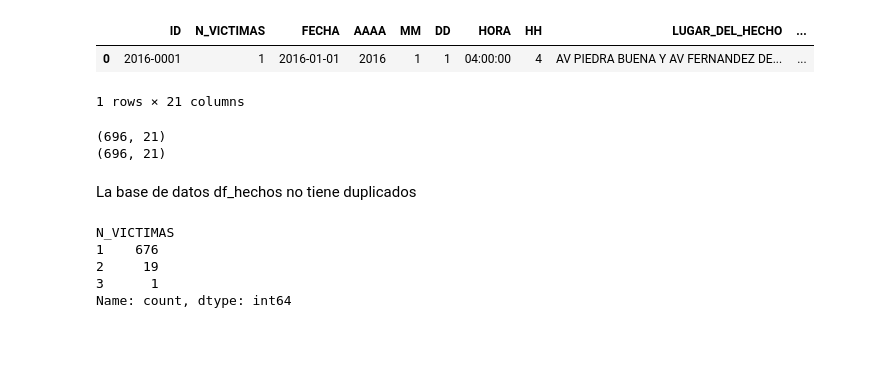
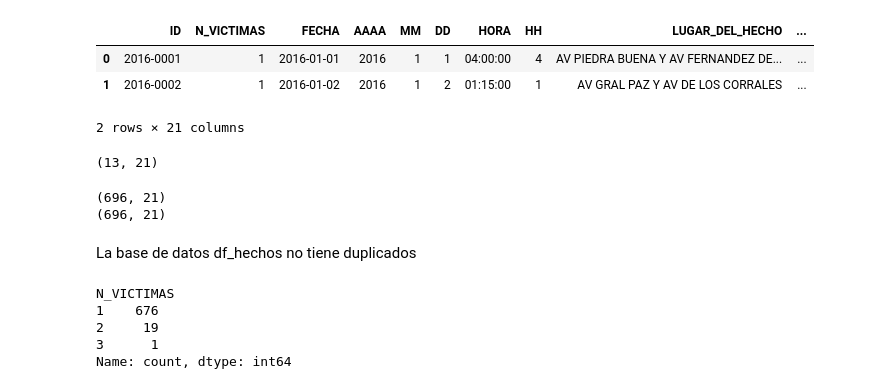
Before and after one commit to pachomejia26/proyecto-individual-2, a Jupyter notebook: codigo/diciembre_4.ipynb, the cells around one changed output. Drawn from its saved outputs; the diff is of its cells as text; code cells hidden in the pictures; blank space fills up the shorter version.

```diff
--- a/codigo/diciembre_4.ipynb
+++ b/codigo/diciembre_4.ipynb
@@ -6,7 +6,7 @@ import seaborn as sns
 # %%
 import numpy as np
 # %%
-path = 'C:/Users/Cecilia/Documents/francisco/henry/proyecto_final_2b/proyecto-individual-2/proyecto-individual-2/datos/homicidios.xlsx'
+path = 'C:/Users/Cecilia/Documents/francisco\henry/proyecto_final_2b/datos/homicidios.xlsx'
 # %%
 #df_diccionario_hechos = pd.read_excel(path,sheet_name='DICCIONARIO_HECHOS')
 #df_diccionario_victimas = pd.read_excel(path,sheet_name='DICCIONARIO_VICTIMAS')
@@ -14,8 +14,9 @@ path = 'C:/Users/Cecilia/Documents/francisco/henry/proyecto_final_2b/proyecto-in
 # %%
 df_hechos = pd.read_excel(path,sheet_name='HECHOS')
 # %%
-df_hechos.head(1)
+df_hechos.head(2)
 # %% [output]
 |  | ID | N_VICTIMAS | FECHA | AAAA | MM | DD | HORA | HH | LUGAR_DEL_HECHO | ... |
 | 0 | 2016-0001 | 1 | 2016-01-01 | 2016 | 1 | 1 | 04:00:00 | 4 | AV PIEDRA BUENA Y AV FERNANDEZ DE... | ... |
+| 1 | 2016-0002 | 1 | 2016-01-02 | 2016 | 1 | 2 | 01:15:00 | 1 | AV GRAL PAZ Y AV DE LOS CORRALES | ... |
-1 rows × 21 columns
+2 rows × 21 columns
@@ -22,3 +25,7 @@ df_hechos.head(1)
+# %%
+avenida_9.shape
+# %% [output]
+(13, 21)
 # %%
 print(df_hechos.shape)
 data = df_hechos.drop_duplicates(subset='ID')
```
Also changed, not shown: parts of 19 cells of this notebook, 3 other files.
